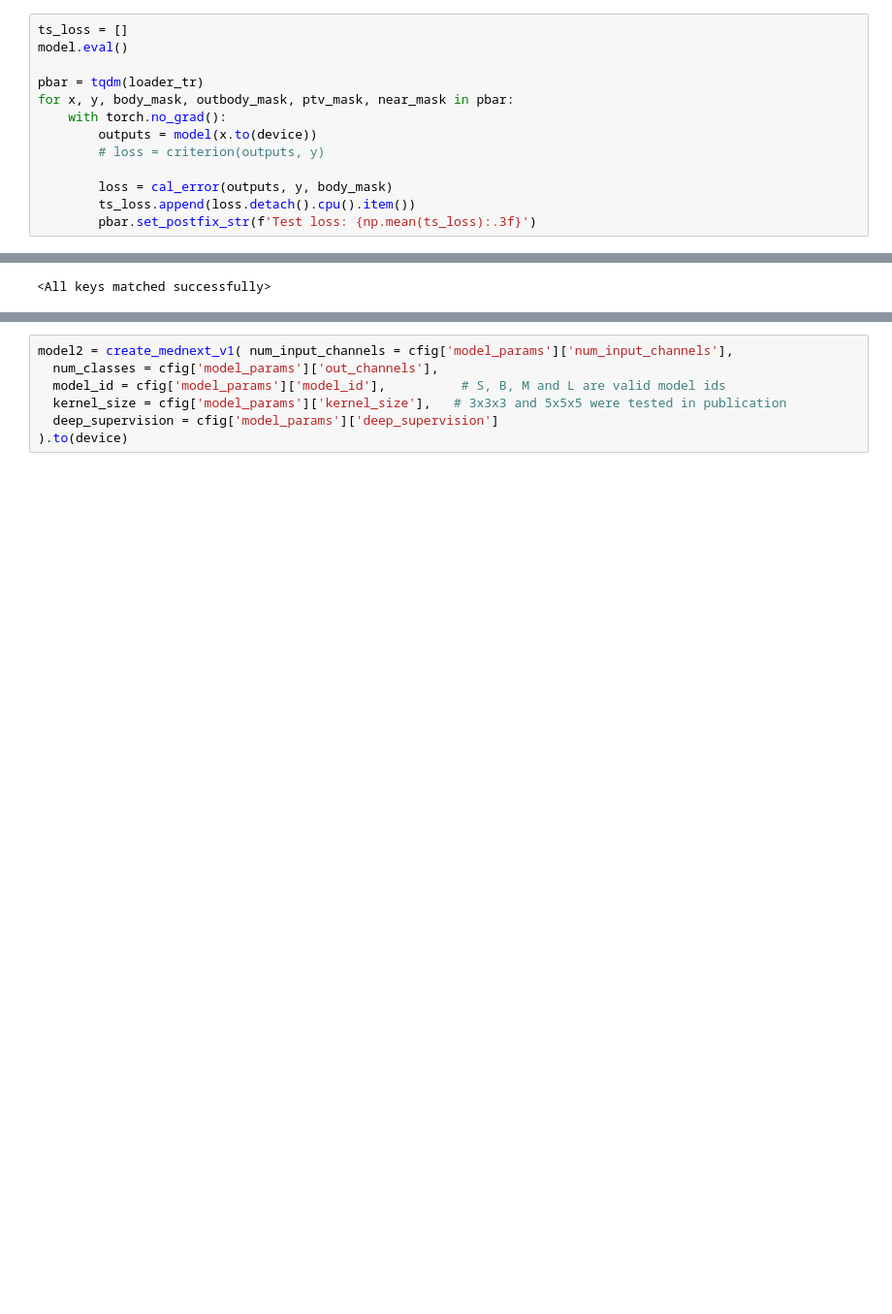
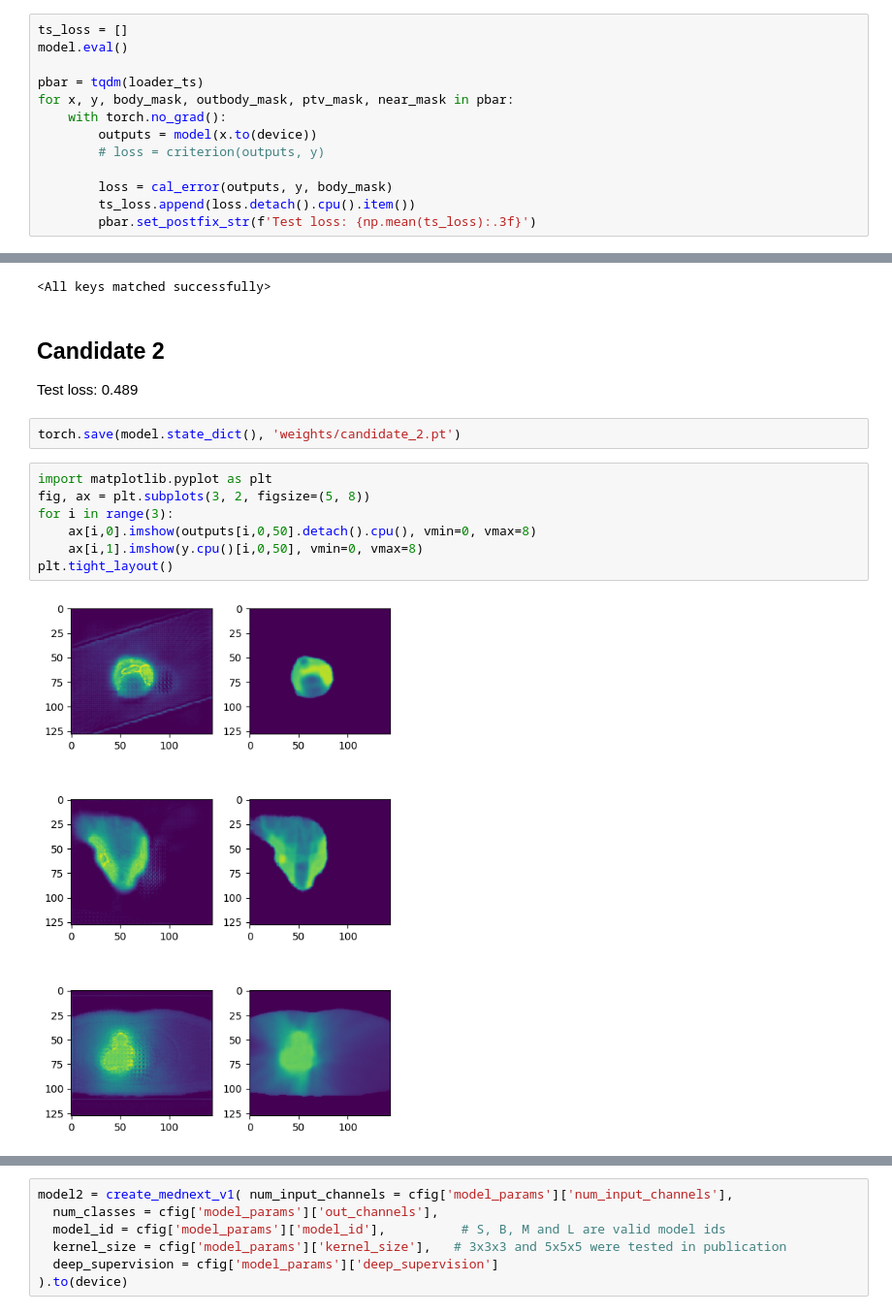
Before and after one commit to sunyu0410/gdp-hmm-model, a Jupyter notebook: GDP-train.ipynb, the cells around one changed output, grey strips where cells are left out. Shown at 97% size. Saved outputs shown, nothing was run; the diff lists cells and outputs as text; blank space fills up the shorter version.

```diff
--- a/GDP-train.ipynb
+++ b/GDP-train.ipynb
@@ -315,7 +316,7 @@ error
 ts_loss = []
 model.eval()
 
-pbar = tqdm(loader_tr)
+pbar = tqdm(loader_ts)
 for x, y, body_mask, outbody_mask, ptv_mask, near_mask in pbar:
     with torch.no_grad():
         outputs = model(x.to(device))
@@ -343,3 +344,17 @@ ax[1].imshow(x.cpu()[0,0,50], vmin=0, vmax=8)
 model.load_state_dict(torch.load('weights/candidate_1.pt'))
 # %% [output]
 <All keys matched successfully>
+# %% [markdown]
+## Candidate 2
+Test loss: 0.489
+# %%
+torch.save(model.state_dict(), 'weights/candidate_2.pt')
+# %%
+import matplotlib.pyplot as plt
+fig, ax = plt.subplots(3, 2, figsize=(5, 8))
+for i in range(3):
+    ax[i,0].imshow(outputs[i,0,50].detach().cpu(), vmin=0, vmax=8)
+    ax[i,1].imshow(y.cpu()[i,0,50], vmin=0, vmax=8)
+plt.tight_layout()
+# %% [output]
+[figure, added]
```
Also changed, not shown: parts of 27 cells of this notebook, 2 other files.
